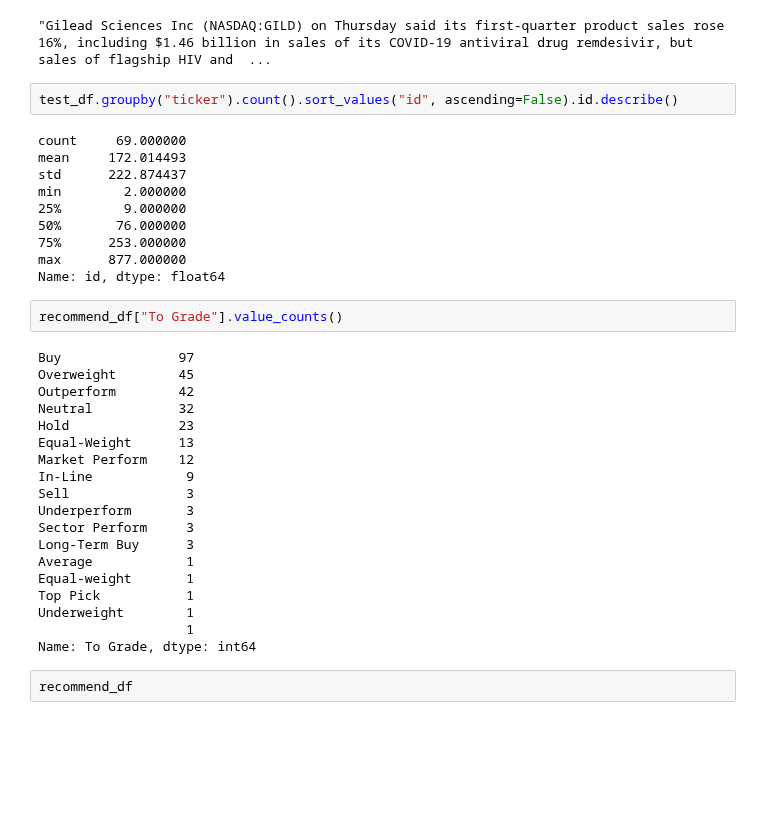
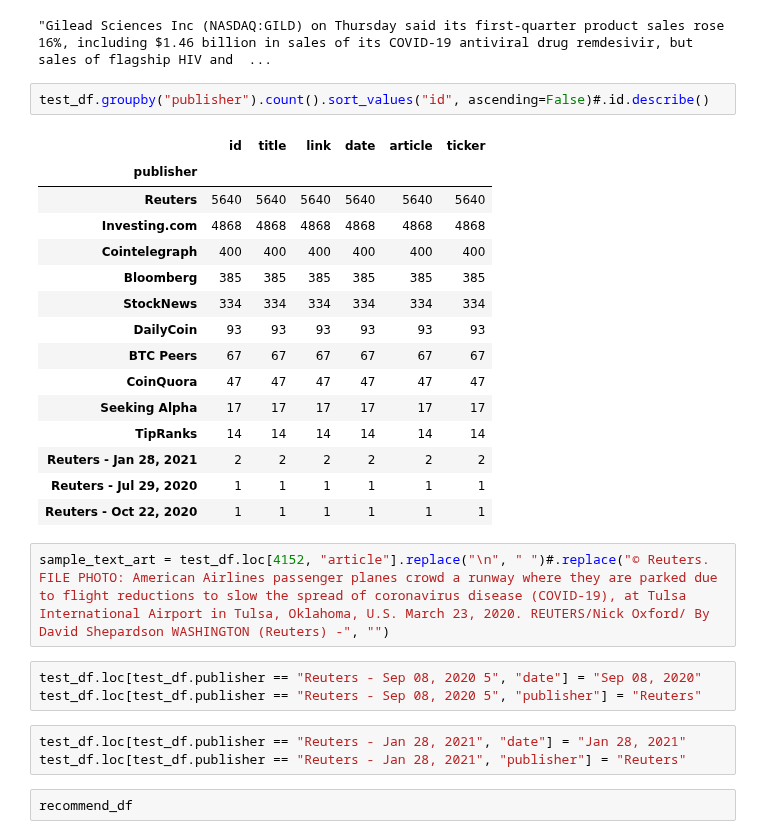
Before and after one commit to kyle-rgb/Discord_Project, a Jupyter notebook: notebooks/Data_Cleaning.ipynb, the cells around one changed output. Saved outputs shown, nothing was run; the diff lists cells and outputs as text; blank space fills up the shorter version.

Commit message:
Cleaned Article Bodys of Headlines and Bodies

```diff
--- a/notebooks/Data_Cleaning.ipynb
+++ b/notebooks/Data_Cleaning.ipynb
@@ -2882,38 +2882,31 @@ re.sub(re.compile(".+\(Reuters\) - "),"",  test_df.loc[11202, "article"].replace
 # %% [output]
 "Gilead Sciences Inc (NASDAQ:GILD) on Thursday said its first-quarter product sales rose 16%, including $1.46 billion in sales of its COVID-19 antiviral drug remdesivir, but sales of flagship HIV and  ...
 # %%
-test_df.groupby("ticker").count().sort_values("id", ascending=False).id.describe()
+test_df.groupby("publisher").count().sort_values("id", ascending=False)#.id.describe()
 # %% [output]
-count     69.000000
-mean     172.014493
-std      222.874437
-min        2.000000
-25%        9.000000
-50%       76.000000
-75%      253.000000
-max      877.000000
-Name: id, dtype: float64
+|  | id | title | link | date | article | ticker |
+| publisher |  |  |  |  |  |  |
+| Reuters | 5640 | 5640 | 5640 | 5640 | 5640 | 5640 |
+| Investing.com | 4868 | 4868 | 4868 | 4868 | 4868 | 4868 |
+| Cointelegraph | 400 | 400 | 400 | 400 | 400 | 400 |
+| Bloomberg | 385 | 385 | 385 | 385 | 385 | 385 |
+| StockNews | 334 | 334 | 334 | 334 | 334 | 334 |
+| DailyCoin | 93 | 93 | 93 | 93 | 93 | 93 |
+| BTC Peers | 67 | 67 | 67 | 67 | 67 | 67 |
+| CoinQuora | 47 | 47 | 47 | 47 | 47 | 47 |
+| Seeking Alpha | 17 | 17 | 17 | 17 | 17 | 17 |
+| TipRanks | 14 | 14 | 14 | 14 | 14 | 14 |
+| Reuters - Jan 28, 2021 | 2 | 2 | 2 | 2 | 2 | 2 |
+| Reuters - Jul 29, 2020 | 1 | 1 | 1 | 1 | 1 | 1 |
+| Reuters - Oct 22, 2020 | 1 | 1 | 1 | 1 | 1 | 1 |
-# %%
-recommend_df["To Grade"].value_counts()
-# %% [output]
-Buy               97
-Overweight        45
-Outperform        42
-Neutral           32
-Hold              23
-Equal-Weight      13
-Market Perform    12
-In-Line            9
-Sell               3
-Underperform       3
-Sector Perform     3
-Long-Term Buy      3
-Average            1
-Equal-weight       1
-Top Pick           1
-Underweight        1
-                   1
-Name: To Grade, dtype: int64
+# %%
+sample_text_art = test_df.loc[4152, "article"].replace("\n", " ")#.replace("© Reuters. FILE PHOTO: American Airlines passenger planes crowd a runway where they are parked due to flight reductions to slow the spread of coronavirus disease (COVID-19), at Tulsa International Airport in Tulsa, Oklahoma, U.S. March 23, 2020. REUTERS/Nick Oxford/ By David Shepardson WASHINGTON (Reuters) -", "")
+# %%
+test_df.loc[test_df.publisher == "Reuters - Sep 08, 2020 5", "date"] = "Sep 08, 2020"
+test_df.loc[test_df.publisher == "Reuters - Sep 08, 2020 5", "publisher"] = "Reuters"
+# %%
+test_df.loc[test_df.publisher == "Reuters - Jan 28, 2021", "date"] = "Jan 28, 2021"
+test_df.loc[test_df.publisher == "Reuters - Jan 28, 2021", "publisher"] = "Reuters"
 # %%
 recommend_df
 # %% [output]
```
Also changed, not shown: 1 other file.
